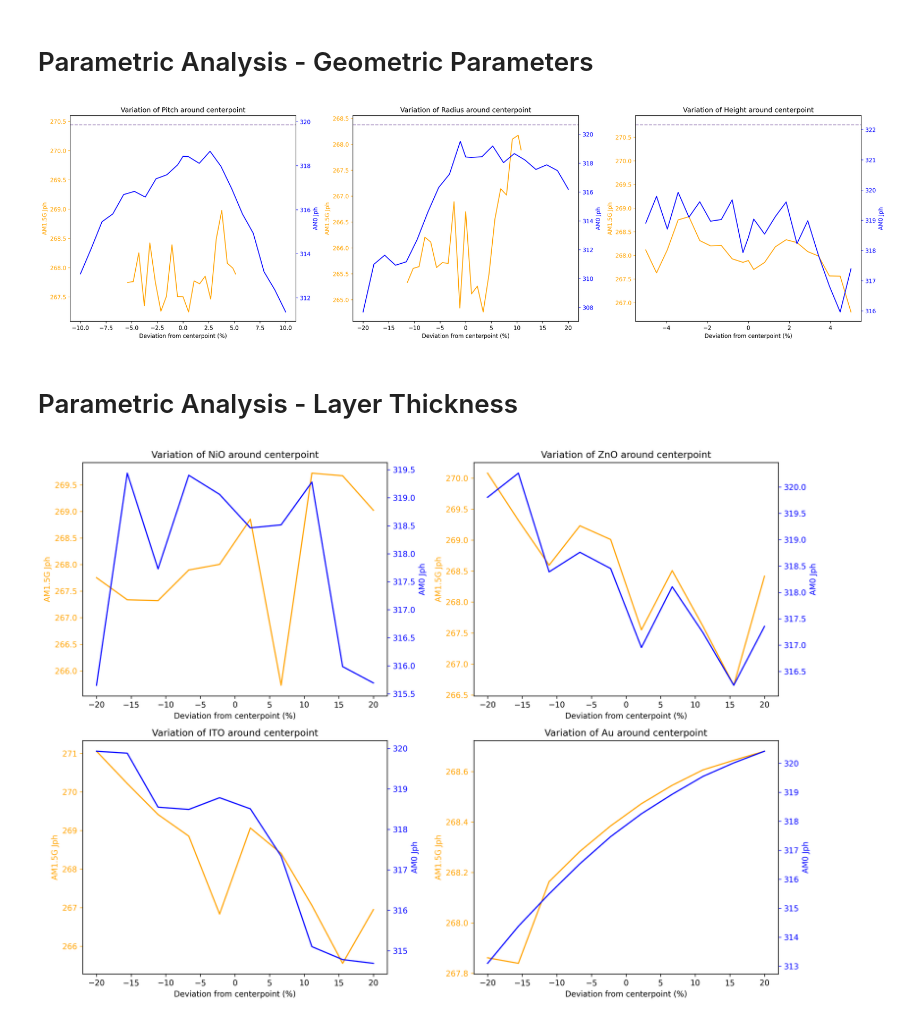
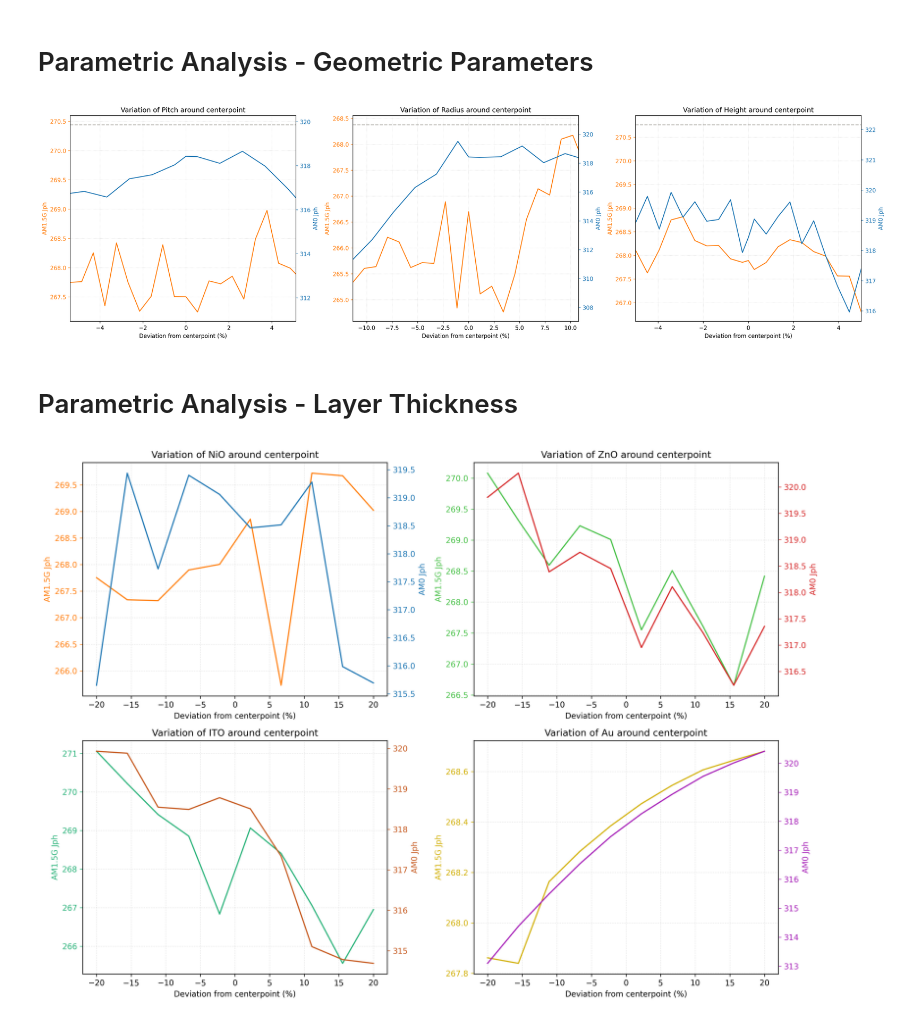
Before and after one commit to e4m8ch/sp-lt-pv, a Jupyter notebook: scripts/data_analysis.ipynb, the cells around one changed output. Drawn from its saved outputs; the diff is of its cells as text; code cells hidden in the pictures.

```diff
--- a/scripts/data_analysis.ipynb
+++ b/scripts/data_analysis.ipynb
@@ -170,22 +182,27 @@ df_dir = extract_pol(df_pol, "Dir")
 # ------------------------------------------------------------------
 
 def plot_pol(ax, df, title=None):
-    ax.plot(df["AM15"], df["AM15_Jph"], label="AM1.5G", color='orange')
-    ax.set_ylabel('AM1.5G Jph', color='orange')
+    ax.plot(df["AM15"], df["AM15_Jph"], label="AM1.5G", color='#ff7f0e')
+    ax.set_ylabel('AM1.5G Jph', color='#ff7f0e')
     ax.set_xlabel('Angle (degrees)')
-    ax.tick_params(axis='y', colors='orange')
+    ax.tick_params(axis='y', colors='#ff7f0e')
+    ax.grid(True, which="both", linestyle=":", alpha=0.4)
     if title:
         ax.set_title(title)
 
     ax2 = ax.twinx()
-    ax2.plot(df["AM0"], df["AM0_Jph"], label="AM0", color='blue')
-    ax2.set_ylabel('AM0 Jph', color='blue')
-    ax2.tick_params(axis='y', colors='blue')
+    ax2.plot(df["AM0"], df["AM0_Jph"], label="AM0", color='#1f77b4')
+    ax2.set_ylabel('AM0 Jph', color='#1f77b4')
+    ax2.tick_params(axis='y', colors='#1f77b4')
 
 fig, (ax1, ax2) = plt.subplots(1, 2, figsize=(14, 6), dpi=300)
 
 plot_pol(ax1, df_angle, title="Polarization Angle effect on Jph")
+ax1.set_xlim(df_angle["AM15"].min(), df_angle["AM15"].max())
+
 plot_pol(ax2, df_dir, title="Incidence Direction effect on Jph")
+ax2.set_xlim(0, 45)
+
 
 plt.tight_layout()
 plt.show()
@@ -216,42 +233,48 @@ def extract_par_geo(df, tag):
         if col in sub.columns:  # safety check
             median = sub[col].median()
             sub[col] = (sub[col] - median) / median * 100
 
     return sub
 
 df_p = extract_par_geo(df_par_geo, "p")
 df_R = extract_par_geo(df_par_geo, "R")
 df_Rz = extract_par_geo(df_par_geo, "Rz")
 
 
 # Plotting the data
 # ------------------------------------------------------------------
 
 def plot_geo(ax, df, title=None):
-    ax.plot(df["AM15"], df["AM15_Jph"], label="AM1.5G", color='orange')
-    ax.set_ylabel('AM1.5G Jph', color='orange')
+    ax.plot(df["AM15"], df["AM15_Jph"], label="AM1.5G", color='#ff7f0e')
+    ax.set_ylabel('AM1.5G Jph', color='#ff7f0e')
     ax.set_xlabel('Deviation from centerpoint (%)')
-    ax.tick_params(axis='y', colors='orange')
-    ax.axhline((df["AM15_Jph"].median()+0.01*df["AM15_Jph"].median()), color='orange', linestyle='--', alpha=0.3, label="1%")
+    ax.tick_params(axis='y', colors='#ff7f0e')
+    ax.axhline((df["AM15_Jph"].median()+0.01*df["AM15_Jph"].median()), color='#ff7f0e', linestyle='--', alpha=0.3, label="1%")
+    ax.grid(True, which="both", linestyle=":", alpha=0.4)
     if title:
         ax.set_title(title)
 
     ax2 = ax.twinx()
-    ax2.plot(df["AM0"], df["AM0_Jph"], label="AM0", color='blue')
-    ax2.set_ylabel('AM0 Jph', color='blue')
-    ax2.tick_params(axis='y', colors='blue')
-    ax2.axhline((df["AM0_Jph"].median()+0.01*df["AM0_Jph"].median()), color='blue', linestyle='--', alpha=0.3, label="1%")
+    ax2.plot(df["AM0"], df["AM0_Jph"], label="AM0", color='#1f77b4')
+    ax2.set_ylabel('AM0 Jph', color='#1f77b4')
+    ax2.tick_params(axis='y', colors='#1f77b4')
+    ax2.axhline((df["AM0_Jph"].median()+0.01*df["AM0_Jph"].median()), color='#1f77b4', linestyle='--', alpha=0.3, label="1%")
 
 fig, (ax1, ax2, ax3) = plt.subplots(1, 3, figsize=(21, 6), dpi=300)
 
 plot_geo(ax1, df_p, title="Variation of Pitch around centerpoint")
+ax1.set_xlim(df_p["AM15"].min(), df_p["AM15"].max())
+
 plot_geo(ax2, df_R, title="Variation of Radius around centerpoint")
+ax2.set_xlim(df_R["AM15"].min(), df_R["AM15"].max())
+
 plot_geo(ax3, df_Rz, title="Variation of Height around centerpoint")
+ax3.set_xlim(df_Rz["AM15"].min(), df_Rz["AM15"].max())
 
 plt.tight_layout()
 plt.show()
 # %% [output]
-[figure, old version]
+[figure, new version]
 # %% [markdown]
 # Parametric Analysis - Layer Thickness
 # %%
@@ -286,28 +309,29 @@ df_NiO = extract_par_lay(df_par_lay, "NiO")
 # Plotting the data
 # ------------------------------------------------------------------
 
-def plot_geo(ax, df, title=None):
-    ax.plot(df["AM15"], df["AM15_Jph"], label="AM1.5G", color='orange')
-    ax.set_ylabel('AM1.5G Jph', color='orange')
+def plot_geo(ax, df, palette,title=None):
+    ax.plot(df["AM15"], df["AM15_Jph"], label="AM1.5G", color=palette[0])
+    ax.set_ylabel('AM1.5G Jph', color=palette[0])
     ax.set_xlabel('Deviation from centerpoint (%)')
-    ax.tick_params(axis='y', colors='orange')
+    ax.tick_params(axis='y', colors=palette[0])
+    ax.grid(True, which="both", linestyle=":", alpha=0.4)
     if title:
         ax.set_title(title)
 
     ax2 = ax.twinx()
-    ax2.plot(df["AM0"], df["AM0_Jph"], label="AM0", color='blue')
-    ax2.set_ylabel('AM0 Jph', color='blue')
-    ax2.tick_params(axis='y', colors='blue')
+    ax2.plot(df["AM0"], df["AM0_Jph"], label="AM0", color=palette[1])
+    ax2.set_ylabel('AM0 Jph', color=palette[1])
+    ax2.tick_params(axis='y', colors=palette[1])
 
 fig, axes = plt.subplots(2, 2, figsize=(14, 10), dpi=300)
 NiO, ZnO, ITO, Au = axes.flatten()
 
-plot_geo(NiO, df_NiO, title="Variation of NiO around centerpoint")
-plot_geo(ZnO, df_ZnO, title="Variation of ZnO around centerpoint")
-plot_geo(ITO, df_ITO, title="Variation of ITO around centerpoint")
-plot_geo(Au, df_Au, title="Variation of Au around centerpoint")
+plot_geo(NiO, df_NiO, palette=["#ff7f0e", "#1f77b4"], title="Variation of NiO around centerpoint")
+plot_geo(ZnO, df_ZnO, palette=["#47c147", '#d62728'], title="Variation of ZnO around centerpoint")
+plot_geo(ITO, df_ITO, palette=["#27b278", "#c6581d"], title="Variation of ITO around centerpoint")
+plot_geo(Au, df_Au, palette=["#d2b001", "#a51cb7"], title="Variation of Au around centerpoint")
 
 plt.tight_layout()
 plt.show()
 # %% [output]
-[figure, old version]
+[figure, new version]
```
Also changed, not shown: parts of 4 cells of this notebook.
